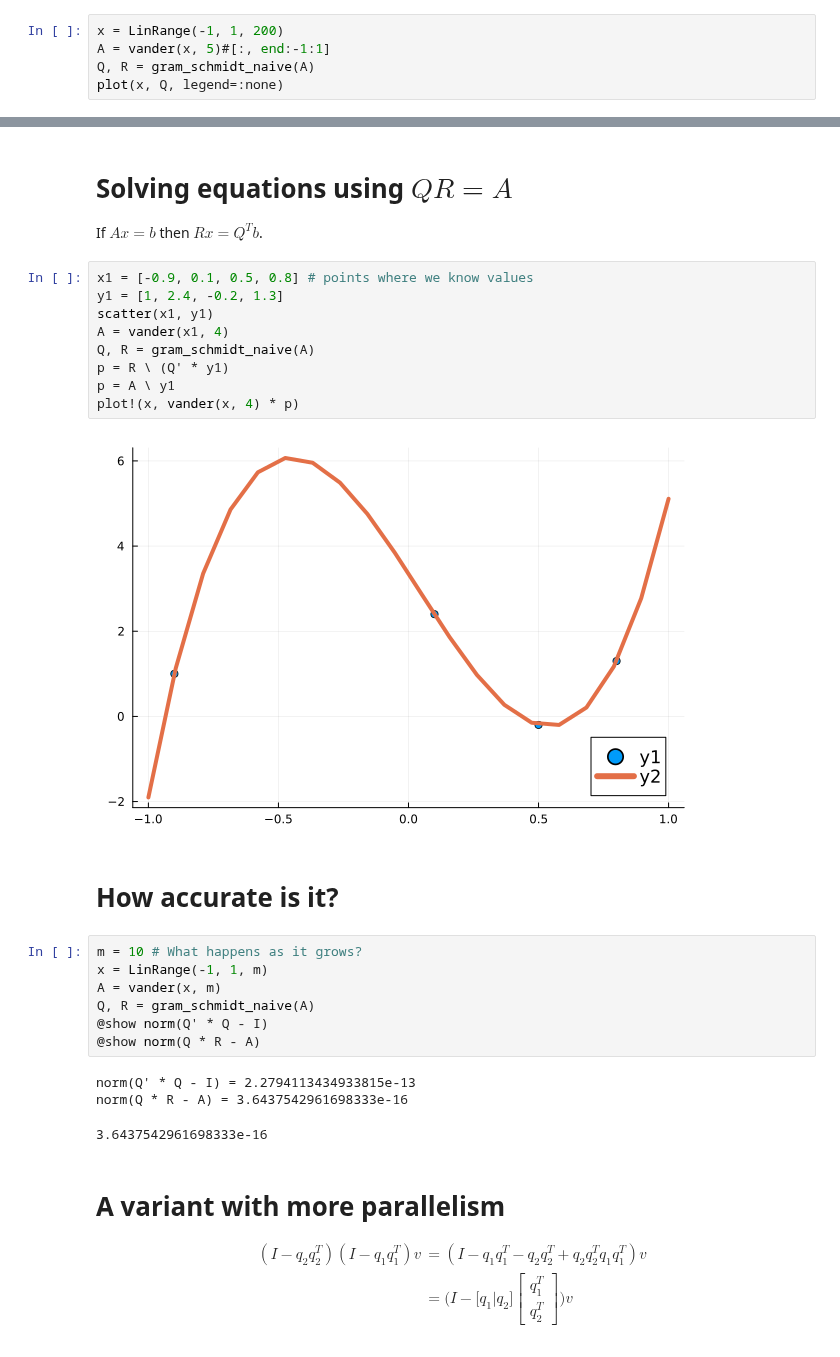
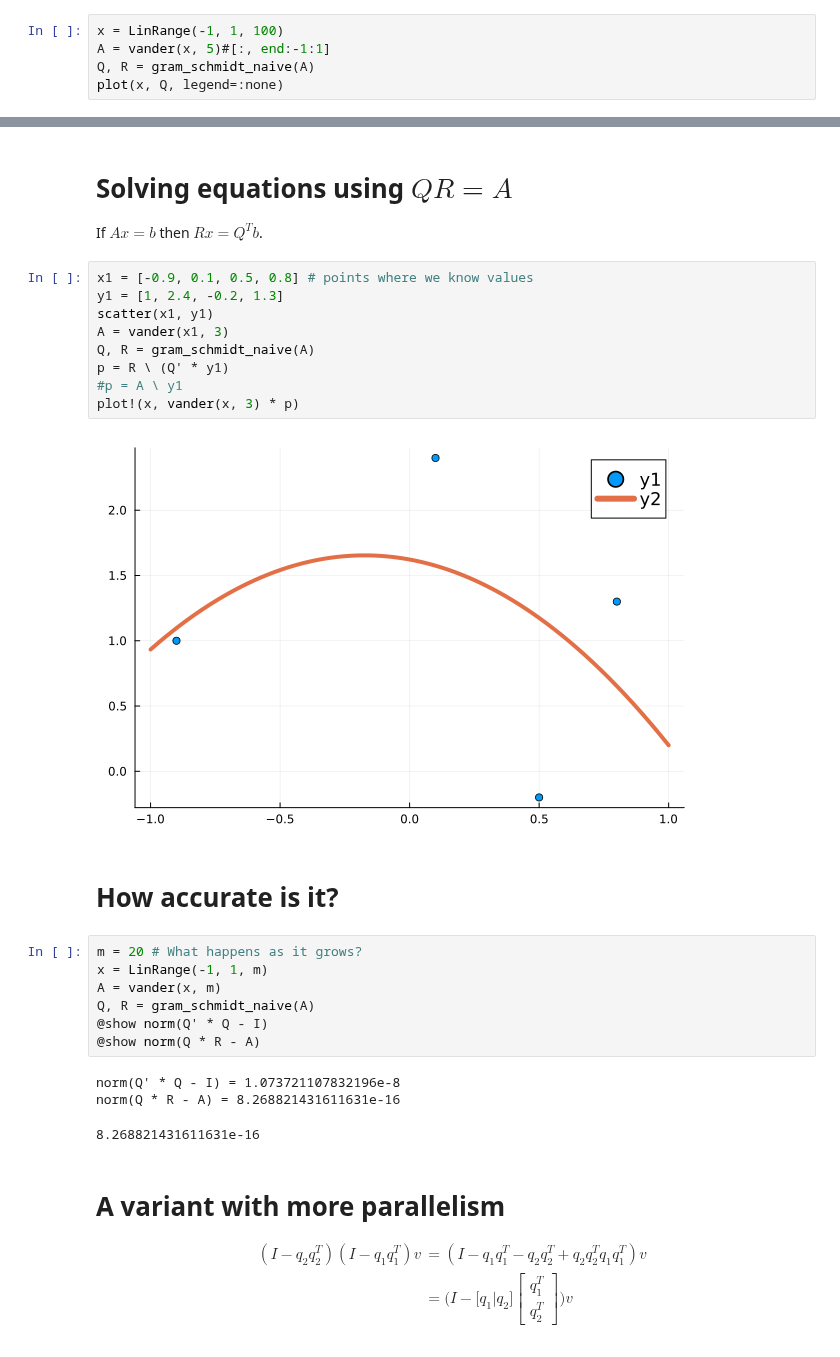
Before and after one commit to cu-numcomp/fall26, a Jupyter notebook: slides/2026-09-21-qr-factorization.ipynb, the cells around one changed output, grey strips where cells are left out. Drawn from its saved outputs; the diff is of its cells as text.

```diff
--- a/slides/2026-09-21-qr-factorization.ipynb
+++ b/slides/2026-09-21-qr-factorization.ipynb
@@ -70,7 +70,7 @@ norm(Q * R - A) = 6.707714767881077e-16
 # %% [markdown]
 # What do orthogonal polynomials look like?
 # %%
-x = LinRange(-1, 1, 200)
+x = LinRange(-1, 1, 100)
 A = vander(x, 5)#[:, end:-1:1]
 Q, R = gram_schmidt_naive(A)
 plot(x, Q, legend=:none)
@@ -93,27 +93,27 @@ If $A x = b$ then $Rx = Q^T b$.
 # %%
 x1 = [-0.9, 0.1, 0.5, 0.8] # points where we know values
 y1 = [1, 2.4, -0.2, 1.3]
 scatter(x1, y1)
-A = vander(x1, 4)
+A = vander(x1, 3)
 Q, R = gram_schmidt_naive(A)
 p = R \ (Q' * y1)
-p = A \ y1
-plot!(x, vander(x, 4) * p)
+#p = A \ y1
+plot!(x, vander(x, 3) * p)
 # %% [output]
-[figure, old version]
+[figure, new version]
 # %% [markdown]
 # How accurate is it?
 # %%
-m = 10 # What happens as it grows?
+m = 20 # What happens as it grows?
 x = LinRange(-1, 1, m)
 A = vander(x, m)
 Q, R = gram_schmidt_naive(A)
 @show norm(Q' * Q - I)
 @show norm(Q * R - A)
 # %% [output]
-norm(Q' * Q - I) = 2.2794113434933815e-13
-norm(Q * R - A) = 3.6437542961698333e-16
+norm(Q' * Q - I) = 1.073721107832196e-8
+norm(Q * R - A) = 8.268821431611631e-16
-3.6437542961698333e-16
+8.268821431611631e-16
 # %% [markdown]
 # A variant with more parallelism
 
```
Also changed, not shown: parts of 3 cells of this notebook, 3 other files.
